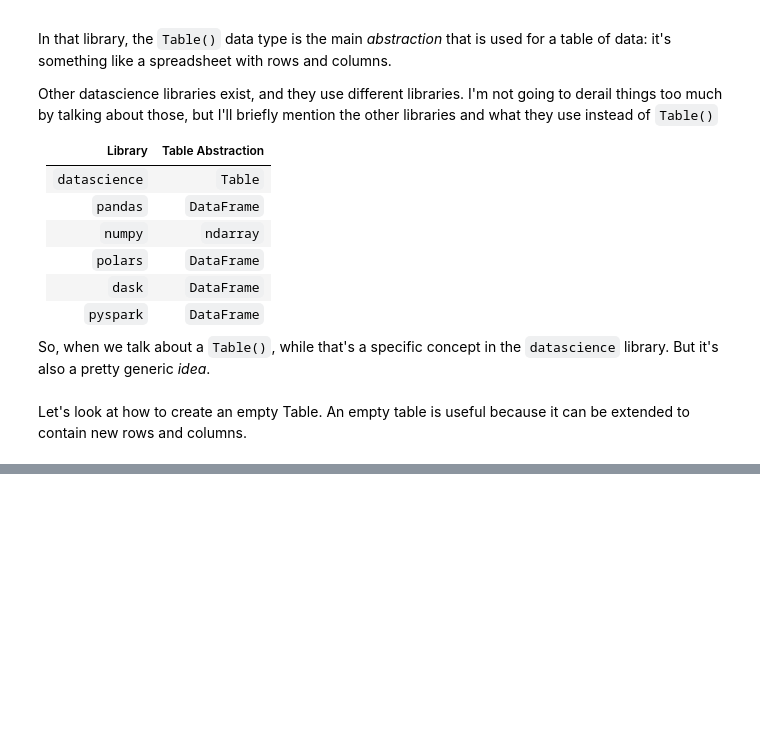
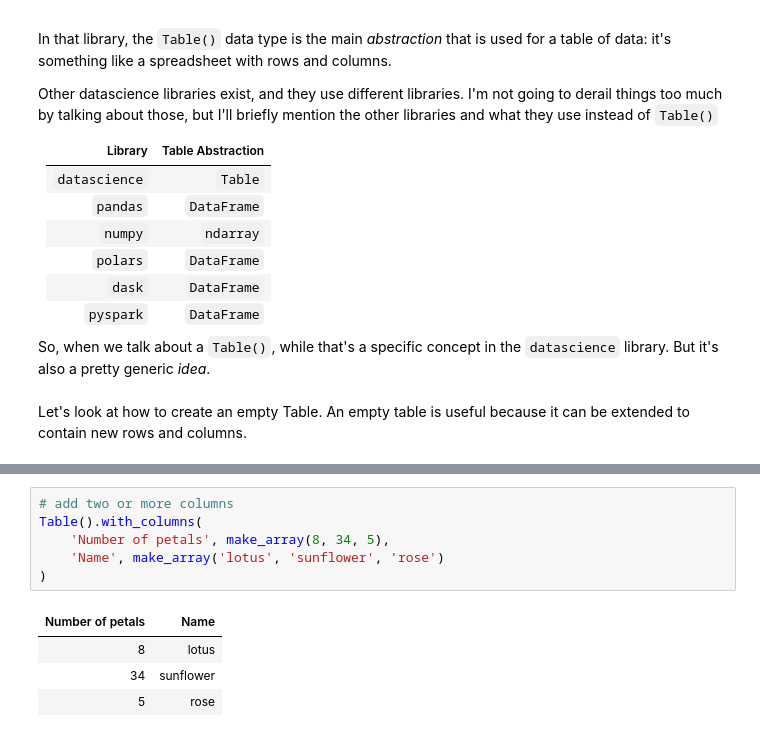
Before and after one commit to ucsb-ds/cmpsc5a-s25-students, a Jupyter notebook: lectures/lecture04.ipynb, the cells around one changed output, grey strips where cells are left out. Drawn from its saved outputs; the diff is of its cells as text; blank space fills up the shorter version.

```diff
--- a/lectures/lecture04.ipynb
+++ b/lectures/lecture04.ipynb
@@ -387,0 +414,11 @@ Let's look at how to create an empty Table. An empty table is useful because it
+# %%
+# add two or more columns
+Table().with_columns(
+    'Number of petals', make_array(8, 34, 5),
+    'Name', make_array('lotus', 'sunflower', 'rose')
+)
+# %% [output]
+| Number of petals | Name |
+| 8 | lotus |
+| 34 | sunflower |
+| 5 | rose |
```
Also changed, not shown: parts of 17 cells of this notebook.
